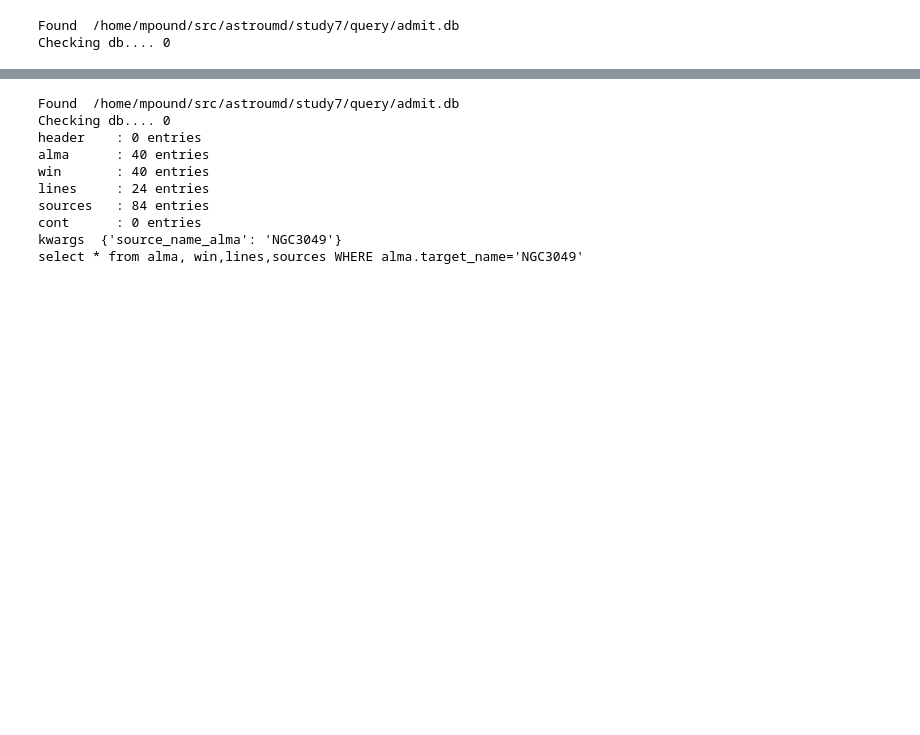
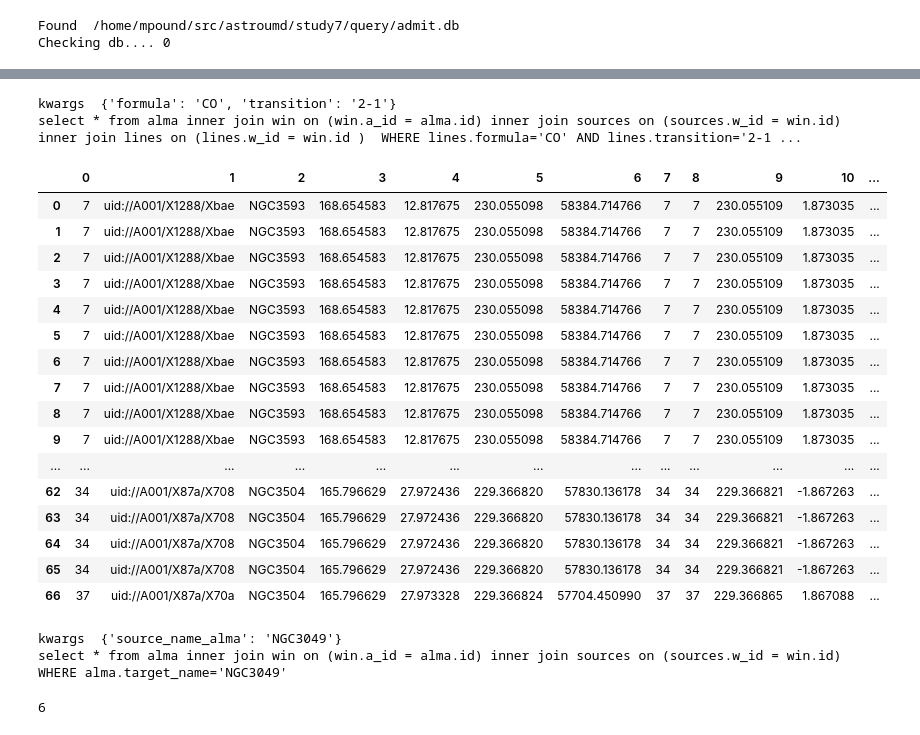
Before and after one commit to teuben/study7, a Jupyter notebook: notebooks/case1.ipynb, the cells around one changed output, grey strips where cells are left out. Drawn from its saved outputs; the diff is of its cells as text; code cells hidden in the pictures; blank space fills up the shorter version.

Commit message:
playing with inner joins

```diff
--- a/notebooks/case1.ipynb
+++ b/notebooks/case1.ipynb
@@ -31,16 +43,24 @@ Checking db.... 0
 # %%
-a = ADMIT()
-a.check()
-#result = a.query(formula="CO", transition="2-1")
-result=a.query(source_name_alma="NGC3049")
+result = a.query(formula="CO", transition="2-1")
+len(result)
+result
 # %% [output]
-Found  /home/mpound/src/astroumd/study7/query/admit.db
-Checking db.... 0
-header    : 0 entries
-alma      : 40 entries
-win       : 40 entries
-lines     : 24 entries
-sources   : 84 entries
-cont      : 0 entries
-kwargs  {'source_name_alma': 'NGC3049'}
-select * from alma, win,lines,sources WHERE alma.target_name='NGC3049'
+kwargs  {'formula': 'CO', 'transition': '2-1'}
+select * from alma inner join win on (win.a_id = alma.id) inner join sources on (sources.w_id = win.id)   inner join lines on (lines.w_id = win.id )  WHERE lines.formula='CO' AND lines.transition='2-1 ...
+|  | 0 | 1 | 2 | 3 | 4 | 5 | 6 | 7 | 8 | 9 | 10 | ... |
+| 0 | 7 | uid://A001/X1288/Xbae | NGC3593 | 168.654583 | 12.817675 | 230.055098 | 58384.714766 | 7 | 7 | 230.055109 | 1.873035 | ... |
+| 1 | 7 | uid://A001/X1288/Xbae | NGC3593 | 168.654583 | 12.817675 | 230.055098 | 58384.714766 | 7 | 7 | 230.055109 | 1.873035 | ... |
+| 2 | 7 | uid://A001/X1288/Xbae | NGC3593 | 168.654583 | 12.817675 | 230.055098 | 58384.714766 | 7 | 7 | 230.055109 | 1.873035 | ... |
+| 3 | 7 | uid://A001/X1288/Xbae | NGC3593 | 168.654583 | 12.817675 | 230.055098 | 58384.714766 | 7 | 7 | 230.055109 | 1.873035 | ... |
+| 4 | 7 | uid://A001/X1288/Xbae | NGC3593 | 168.654583 | 12.817675 | 230.055098 | 58384.714766 | 7 | 7 | 230.055109 | 1.873035 | ... |
+| 5 | 7 | uid://A001/X1288/Xbae | NGC3593 | 168.654583 | 12.817675 | 230.055098 | 58384.714766 | 7 | 7 | 230.055109 | 1.873035 | ... |
+| 6 | 7 | uid://A001/X1288/Xbae | NGC3593 | 168.654583 | 12.817675 | 230.055098 | 58384.714766 | 7 | 7 | 230.055109 | 1.873035 | ... |
+| 7 | 7 | uid://A001/X1288/Xbae | NGC3593 | 168.654583 | 12.817675 | 230.055098 | 58384.714766 | 7 | 7 | 230.055109 | 1.873035 | ... |
+| 8 | 7 | uid://A001/X1288/Xbae | NGC3593 | 168.654583 | 12.817675 | 230.055098 | 58384.714766 | 7 | 7 | 230.055109 | 1.873035 | ... |
+| 9 | 7 | uid://A001/X1288/Xbae | NGC3593 | 168.654583 | 12.817675 | 230.055098 | 58384.714766 | 7 | 7 | 230.055109 | 1.873035 | ... |
+| ... | ... | ... | ... | ... | ... | ... | ... | ... | ... | ... | ... | ... |
+| 62 | 34 | uid://A001/X87a/X708 | NGC3504 | 165.796629 | 27.972436 | 229.366820 | 57830.136178 | 34 | 34 | 229.366821 | -1.867263 | ... |
+| 63 | 34 | uid://A001/X87a/X708 | NGC3504 | 165.796629 | 27.972436 | 229.366820 | 57830.136178 | 34 | 34 | 229.366821 | -1.867263 | ... |
+| 64 | 34 | uid://A001/X87a/X708 | NGC3504 | 165.796629 | 27.972436 | 229.366820 | 57830.136178 | 34 | 34 | 229.366821 | -1.867263 | ... |
+| 65 | 34 | uid://A001/X87a/X708 | NGC3504 | 165.796629 | 27.972436 | 229.366820 | 57830.136178 | 34 | 34 | 229.366821 | -1.867263 | ... |
+| 66 | 37 | uid://A001/X87a/X70a | NGC3504 | 165.796629 | 27.973328 | 229.366824 | 57704.450990 | 37 | 37 | 229.366865 | 1.867088 | ... |
@@ -48,0 +67,7 @@ select * from alma, win,lines,sources WHERE alma.target_name='NGC3049'
+# %%
+result=a.query(source_name_alma="NGC3049")
+len(result)  # 6 is correct
+# %% [output]
+kwargs  {'source_name_alma': 'NGC3049'}
+select * from alma inner join win on (win.a_id = alma.id) inner join sources on (sources.w_id = win.id)   WHERE alma.target_name='NGC3049'
+6
```
Also changed, not shown: parts of 23 cells of this notebook.
